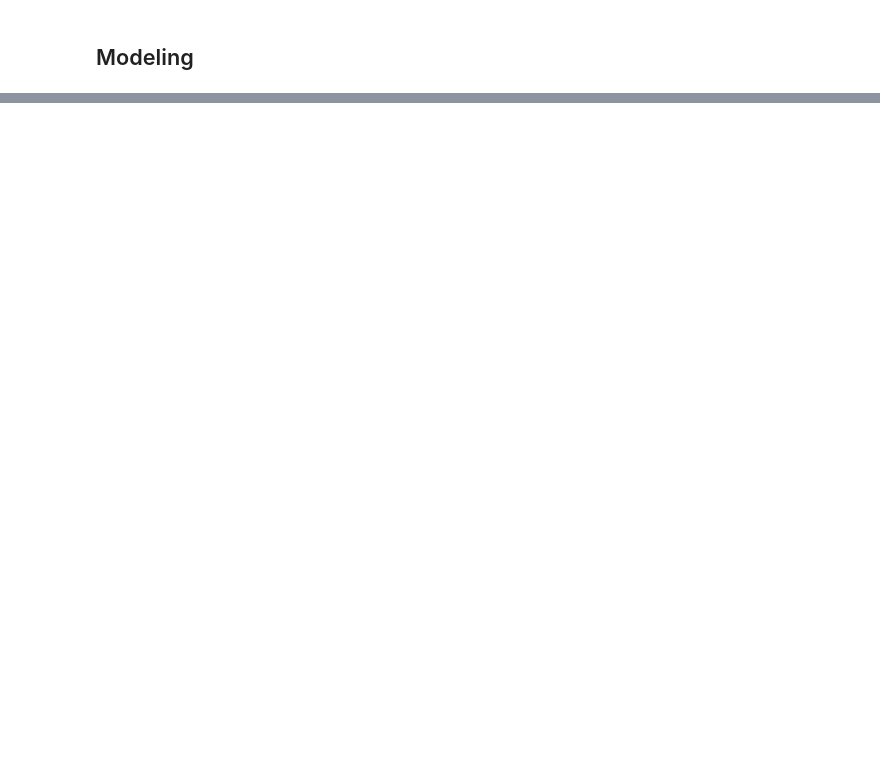
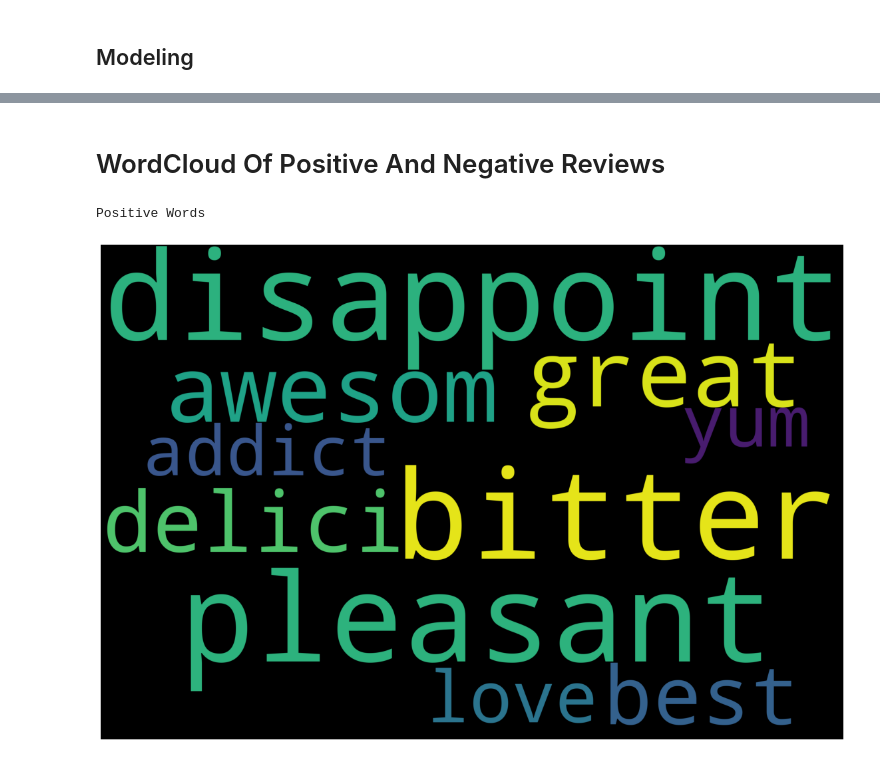
Before and after one commit to ayushising/Amazon_Reviews_for_Sentiment_Analysis, a Jupyter notebook: Amazon_Food_Review_Analysis .ipynb, the cells around one changed output, grey strips where cells are left out. Drawn from its saved outputs; the diff is of its cells as text; code cells hidden in the pictures; blank space fills up the shorter version.

```diff
--- a/Amazon_Food_Review_Analysis .ipynb
+++ b/Amazon_Food_Review_Analysis .ipynb
@@ -601,0 +391,5 @@ print(lr.predict(text))
+# %%
+
+#split in samples
+from sklearn.model_selection import train_test_split
+X_train, X_test, y_train, y_test = train_test_split(tfidf,y,test_size=0.3, random_state=0)
@@ -601,0 +398,10 @@ print(lr.predict(text))
+# %%
+
+from sklearn.linear_model import LogisticRegression
+logreg = LogisticRegression(C=1e5)
+
+logreg.fit(X_train, y_train)
+print('Accuracy of Lasso classifier on training set: {:.2f}'
+     .format(logreg.score(X_train, y_train)))
+print('Accuracy of Lasso classifier on test set: {:.2f}'
+     .format(logreg.score(X_test, y_test)))
@@ -601,0 +430,29 @@ print(lr.predict(text))
+# %% [markdown]
+# WordCloud Of Positive And Negative Reviews
+# %%
+all_features = count_vectorizer.get_feature_names()
+weight=logreg.coef_
+pos_indx=np.argsort(weight)[:,::-1]
+
+neg_indx=np.argsort(weight)
+positive=[]
+negative=[]
+for i in list(pos_indx[0][0:45]):
+    positive.append(all_features[i])
+for i in list(neg_indx[0][:45]):
+    negative.append(all_features[i])
+# %%
+def plotCloud(word):
+  stwords = STOPWORDS
+  word=' '.join(word)  ## Used When List of words are passed . Remove if ugoing string
+  wordcloud = WordCloud(stopwords=stwords,width = 3000,height = 2000, background_color="black", max_words=10).generate(word)
+  rcParams['figure.figsize'] = 20, 50
+  plt.imshow(wordcloud)
+  plt.axis("off")
+  plt.show()
+# %%
+print("Positive Words")
+plotCloud(positive)
+# %% [output]
+Positive Words
+[figure, added]
```
Also changed, not shown: parts of 101 cells of this notebook.
